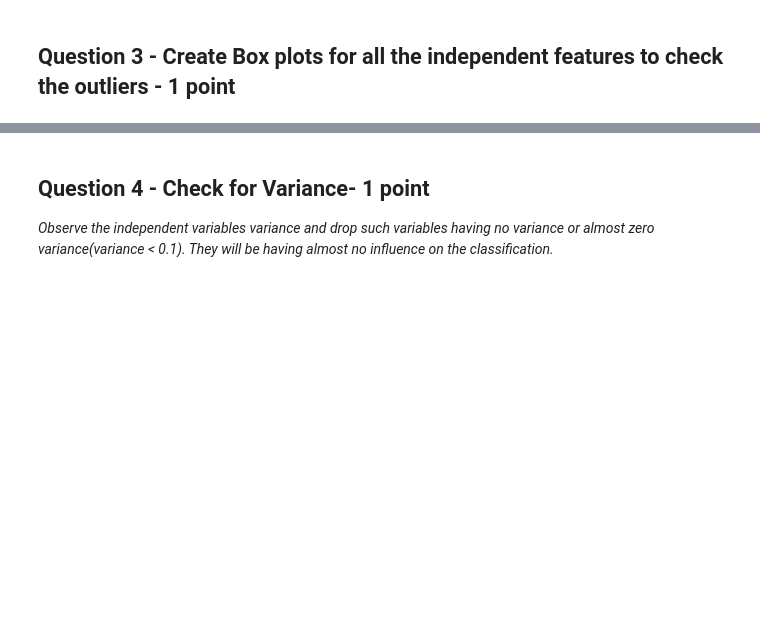
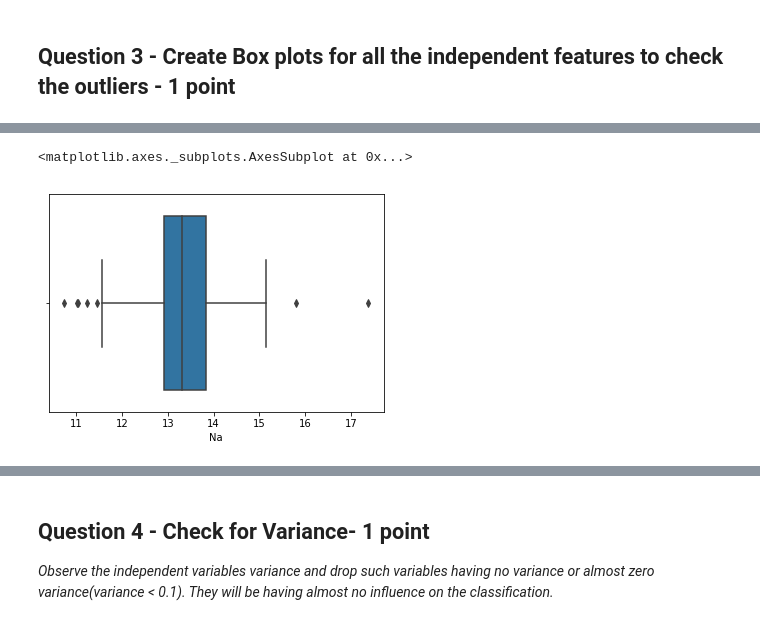
Before and after one commit to Code-Trees/Towards-Data-science, a Jupyter notebook: R2_External_Lab_kNN.ipynb, the cells around one changed output, grey strips where cells are left out. Cells and saved outputs as stored; diff of their text form; code cells hidden in the pictures; blank space fills up the shorter version.

```diff
--- a/R2_External_Lab_kNN.ipynb
+++ b/R2_External_Lab_kNN.ipynb
@@ -240,0 +91,5 @@ ds.describe(include = 'all')
+# %%
+sns.boxplot(glass_df['Na'])
+# %% [output]
+<matplotlib.axes._subplots.AxesSubplot at 0x...>
+[figure, added]
```
Also changed, not shown: parts of 61 cells of this notebook, 57 other files.
